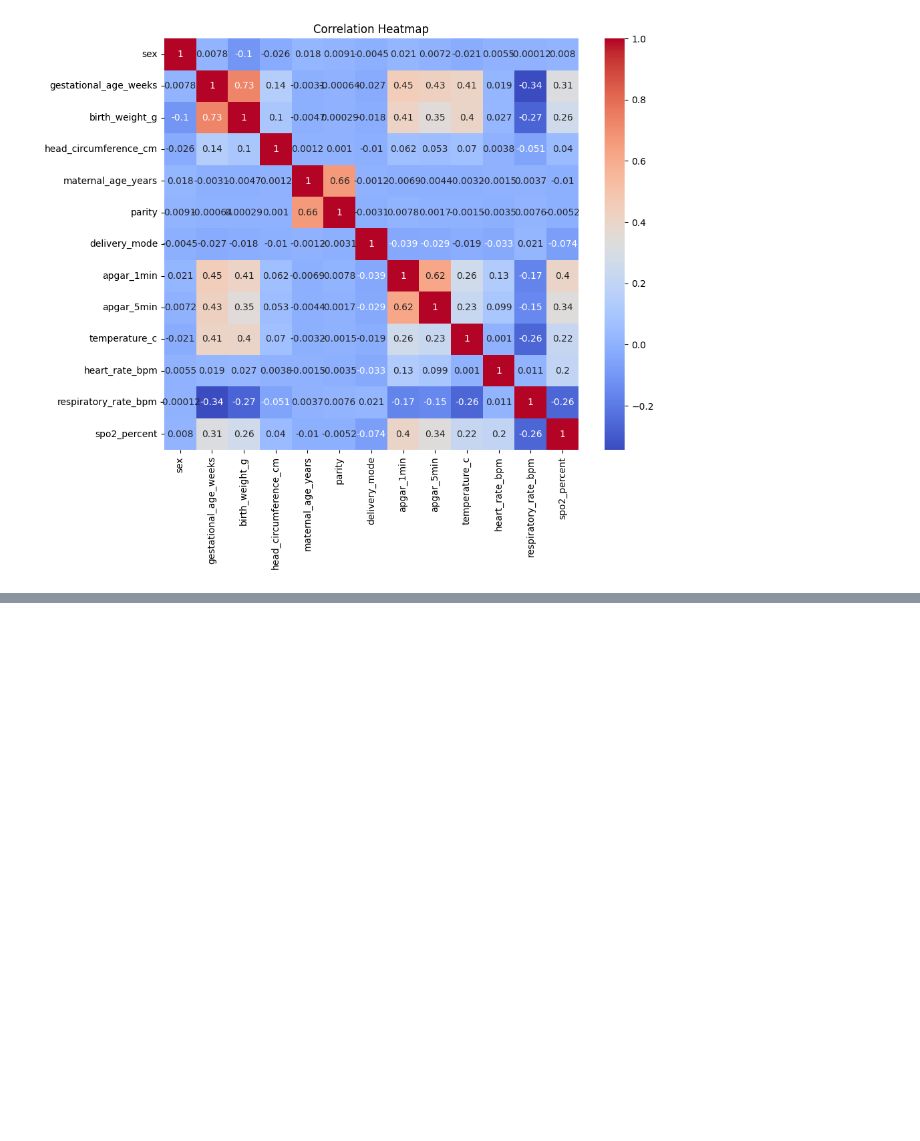
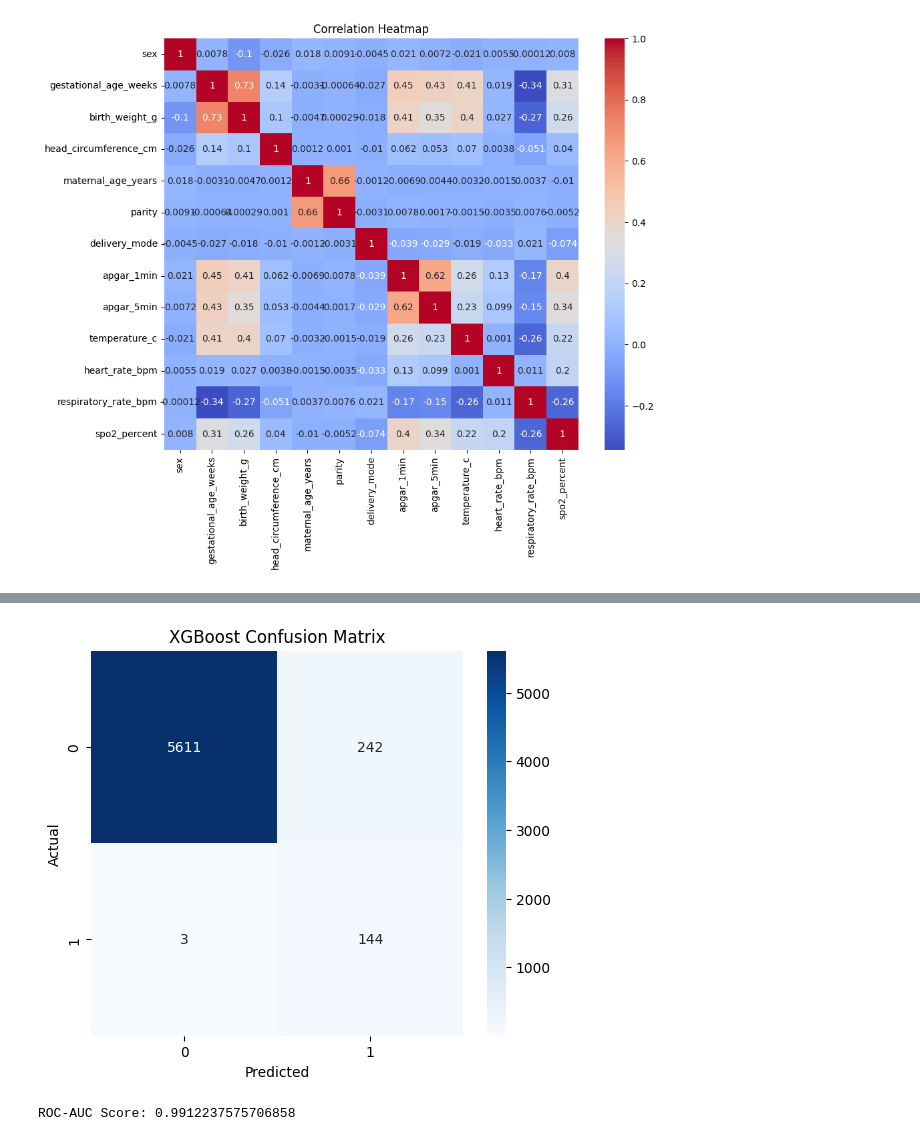
Before and after one commit to mablemunanura/NEONATES, a Jupyter notebook: ClinicalData.ipynb, the cells around one changed output, grey strips where cells are left out. Cells and saved outputs as stored; diff of their text form; code cells hidden in the pictures; blank space fills up the shorter version.

```diff
--- a/ClinicalData.ipynb
+++ b/ClinicalData.ipynb
@@ -283,0 +379,19 @@ plt.show()
+# %%
+#Getting dummy variables from categorical data
+categorical_cols = X_train_balanced.select_dtypes(include='object').columns.tolist()
+X_train_balanced = pd.get_dummies(X_train_balanced, columns=categorical_cols)
+X_test = pd.get_dummies(X_test, columns=categorical_cols)
+X_train_balanced, X_test = X_train_balanced.align(X_test, join='left', axis=1, fill_value=0)
+# %%
+#Training XGBoost model
+xgb_model = XGBClassifier(
+    n_estimators=200,
+    learning_rate=0.03,
+    max_depth=4,
+    subsample=0.6,
+    colsample_bytree=0.8,
+    random_state=40,
+    eval_metric="logloss"
+)
+
+xgb_model.fit(X_train_balanced, y_train_balanced)
@@ -283,0 +411,4 @@ plt.show()
+# %%
+y_prob = xgb_model.predict_proba(X_test)[:,1]
+# %%
+y_pred = (y_prob > 0.65).astype(int)
@@ -283,0 +426,19 @@ plt.show()
+# %%
+
+cm = confusion_matrix(y_test, y_pred)
+
+plt.figure(figsize=(6,5))
+sns.heatmap(cm, annot=True, fmt="d", cmap="Blues")
+plt.xlabel("Predicted")
+plt.ylabel("Actual")
+plt.title("XGBoost Confusion Matrix")
+plt.show()
+# %% [output]
+[figure, added]
+# %%
+#Receiver Operating Characteristic - Area Under the Curve (ROC-AUC)
+roc = roc_auc_score(y_test, y_prob)
+
+print("ROC-AUC Score:", roc)
+# %% [output]
+ROC-AUC Score: 0.9912237575706858
```
Also changed, not shown: parts of 22 cells of this notebook.
